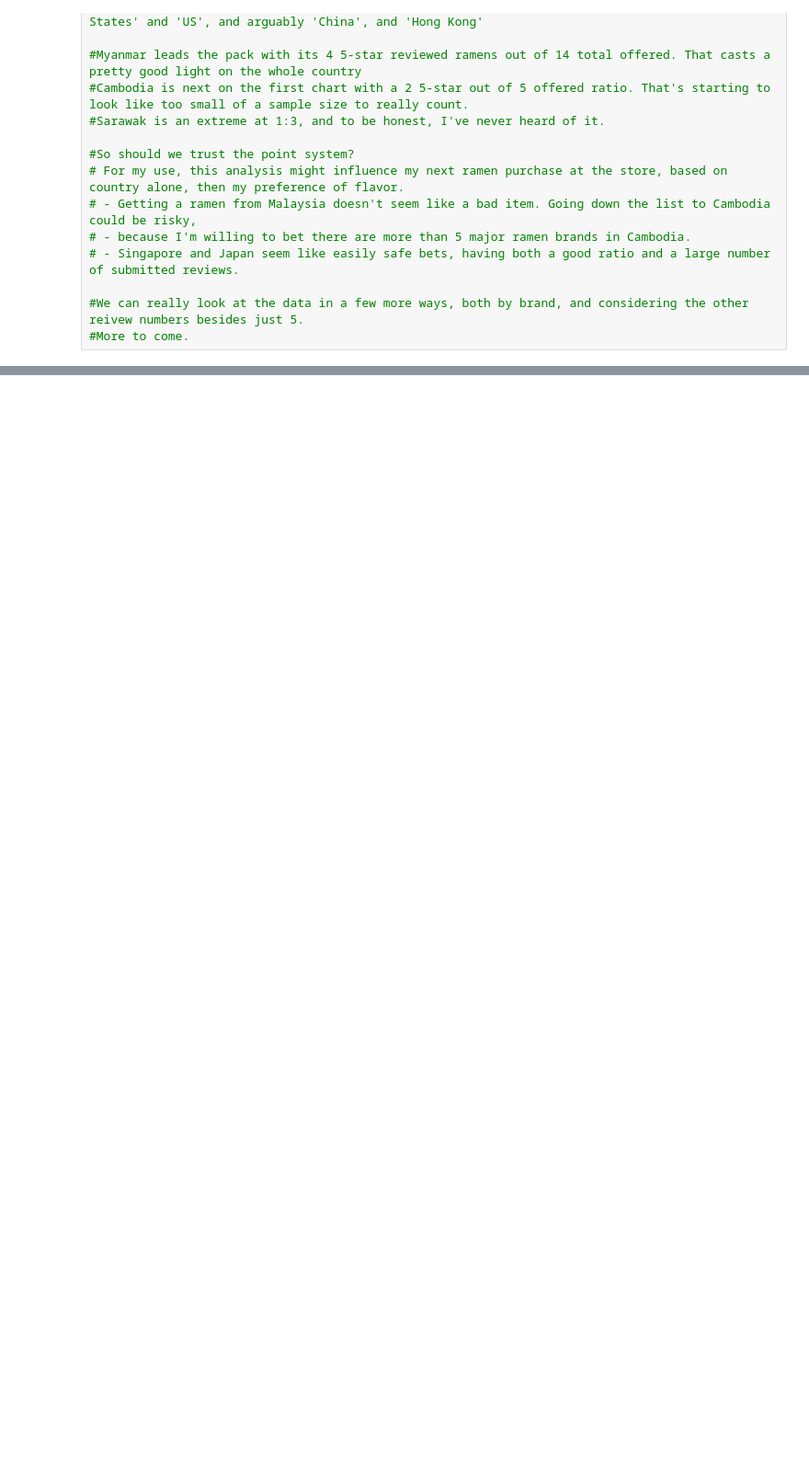
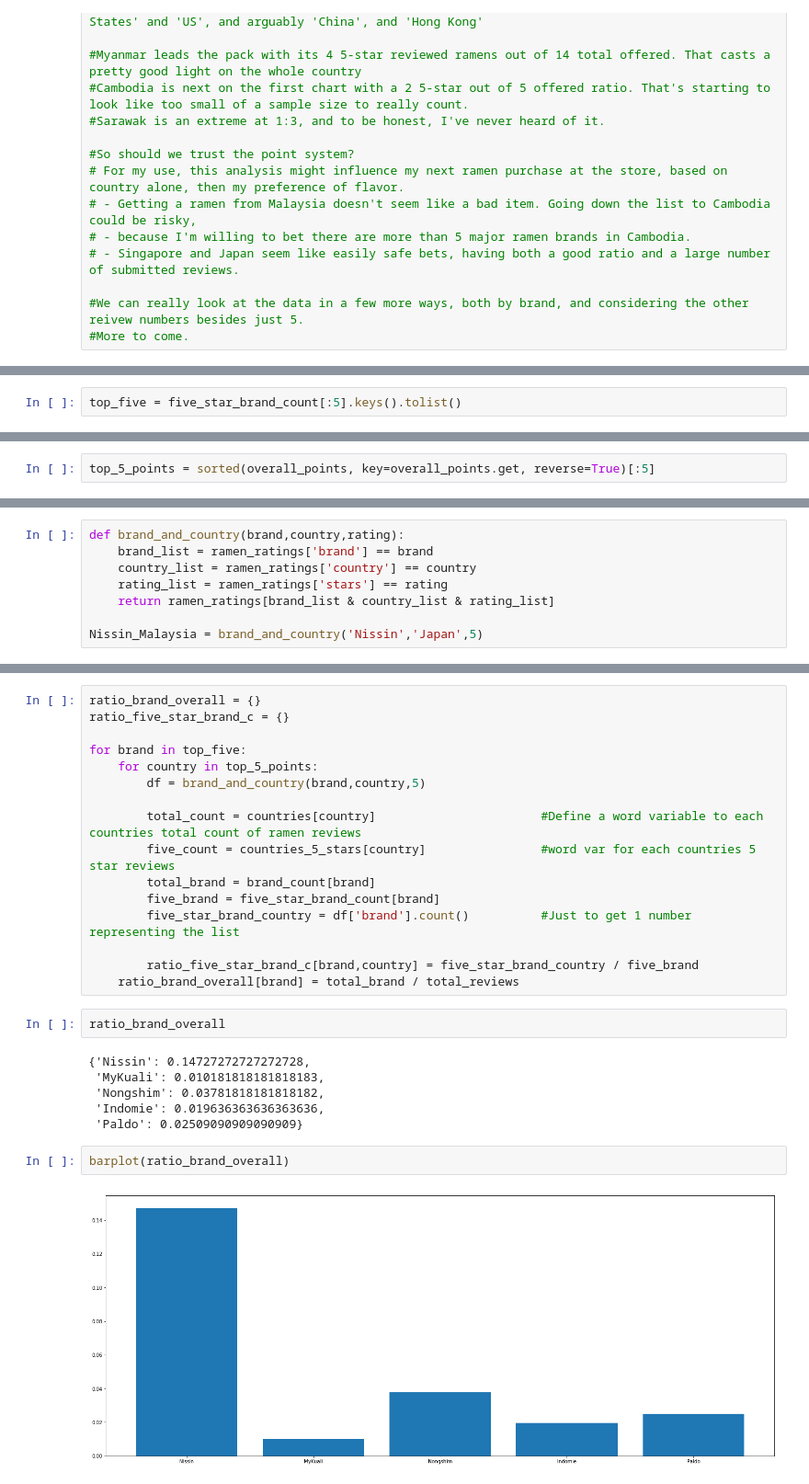
Before and after one commit to TuMaths/ramen-ratings, a Jupyter notebook: Ramen Ratings Analysis.ipynb, the cells around one changed output, grey strips where cells are left out. Shown: that part at 92% size. Saved outputs shown, nothing was run; the diff lists cells and outputs as text; blank space fills up the shorter version.

Commit message:
Brand Analysis
Added some brand analysis to the jupyter notebook. Need to comment this out and clean it up a bit.

```diff
--- a/Ramen Ratings Analysis.ipynb
+++ b/Ramen Ratings Analysis.ipynb
@@ -238,0 +304,2 @@ Malaysia 0.4351590909090909
+# %%
+top_five = five_star_brand_count[:5].keys().tolist()
@@ -238,0 +310,2 @@ Malaysia 0.4351590909090909
+# %%
+top_5_points = sorted(overall_points, key=overall_points.get, reverse=True)[:5]
@@ -238,0 +316,8 @@ Malaysia 0.4351590909090909
+# %%
+def brand_and_country(brand,country,rating):
+    brand_list = ramen_ratings['brand'] == brand
+    country_list = ramen_ratings['country'] == country
+    rating_list = ramen_ratings['stars'] == rating
+    return ramen_ratings[brand_list & country_list & rating_list]
+
+Nissin_Malaysia = brand_and_country('Nissin','Japan',5)
@@ -238,0 +328,28 @@ Malaysia 0.4351590909090909
+# %%
+ratio_brand_overall = {}
+ratio_five_star_brand_c = {}
+
+for brand in top_five:
+    for country in top_5_points:
+        df = brand_and_country(brand,country,5)
+
+        total_count = countries[country]                       #Define a word variable to each countries total count of ramen reviews
+        five_count = countries_5_stars[country]                #word var for each countries 5 star reviews
+        total_brand = brand_count[brand]
+        five_brand = five_star_brand_count[brand]
+        five_star_brand_country = df['brand'].count()          #Just to get 1 number representing the list
+
+        ratio_five_star_brand_c[brand,country] = five_star_brand_country / five_brand
+    ratio_brand_overall[brand] = total_brand / total_reviews
+# %%
+ratio_brand_overall
+# %% [output]
+{'Nissin': 0.14727272727272728,
+ 'MyKuali': 0.010181818181818183,
+ 'Nongshim': 0.03781818181818182,
+ 'Indomie': 0.019636363636363636,
+ 'Paldo': 0.02509090909090909}
+# %%
+barplot(ratio_brand_overall)
+# %% [output]
+[figure, added]
```
Also changed, not shown: parts of 18 cells of this notebook, 1 other file.
